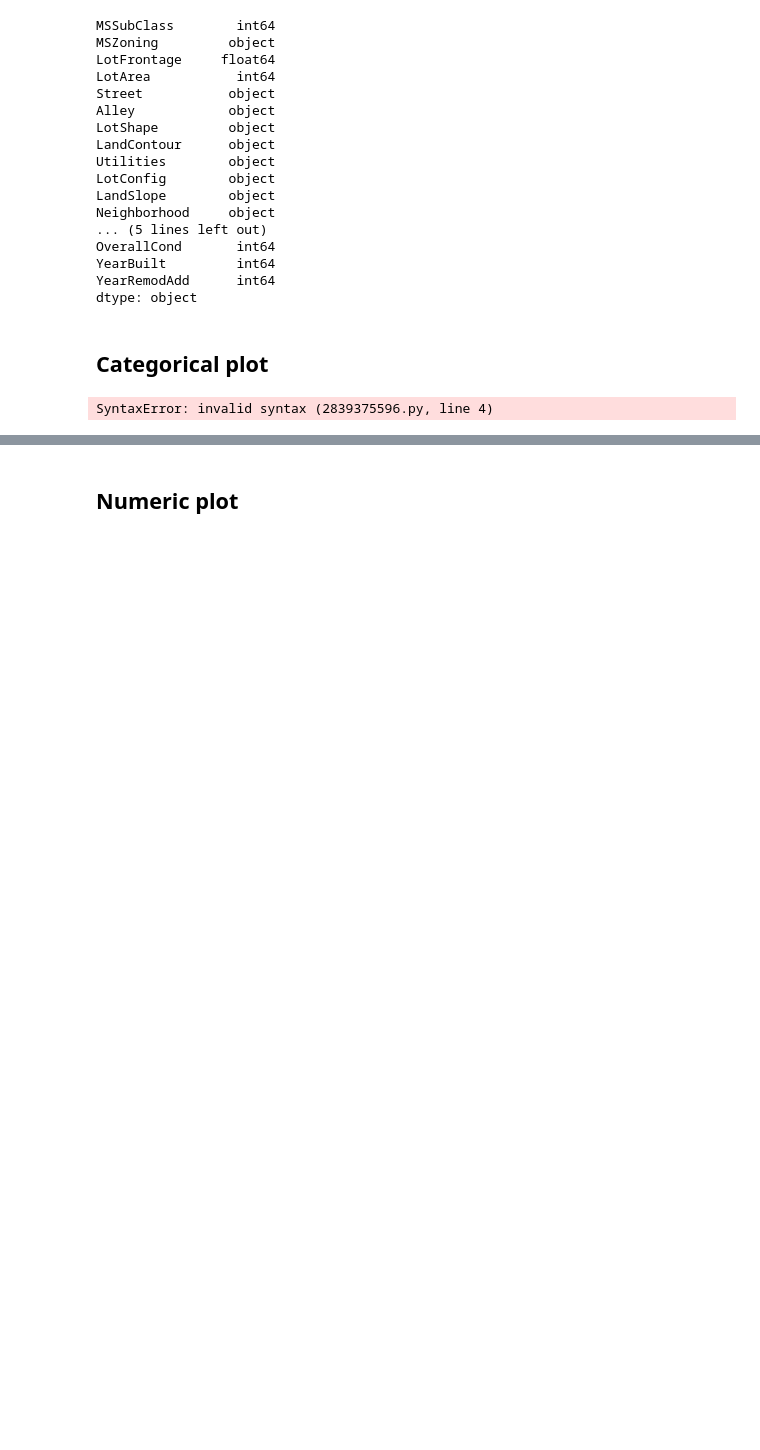
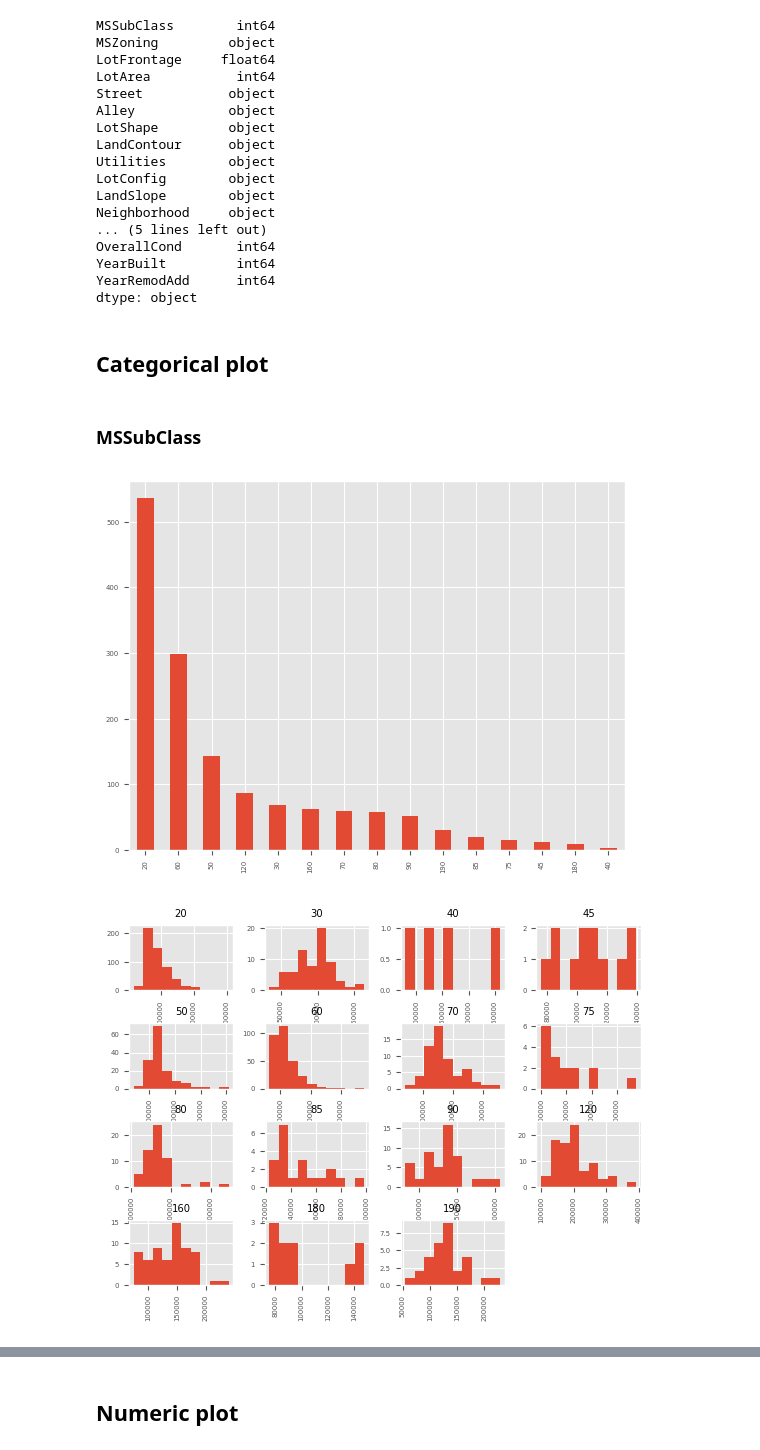
Before and after one commit to yichen-huang/House-Prices-Advanced-Regression-Techniques, a Jupyter notebook: data_understanding_yh.ipynb, the cells around one changed output, grey strips where cells are left out. Drawn from its saved outputs; the diff is of its cells as text; code cells hidden in the pictures; blank space fills up the shorter version.

Commit message:
Add more plot on understanding

```diff
--- a/data_understanding_yh.ipynb
+++ b/data_understanding_yh.ipynb
@@ -188,8 +188,17 @@ YearRemodAdd      int64
 dtype: object
 # %% [markdown]
 ## Categorical plot
-# %%
-data.iloc[:, 1:2].value_counts().plot(kind = 'bar')
-plt.show()
-# %% [output]
-SyntaxError: invalid syntax (2839375596.py, line 4)
+# %%
+def data_show_categorical(name):
+    data[name].value_counts().plot(kind = 'bar')
+    plt.show()
+
+    plt.rcParams.update({'font.size': 5})
+    data['SalePrice'].hist(by=data[name])
+# %% [markdown]
+### MSSubClass
+# %%
+data_show_categorical('MSSubClass')
+# %% [output]
+[figure, added]
+[figure, added]
```
Also changed, not shown: parts of 38 cells of this notebook.
